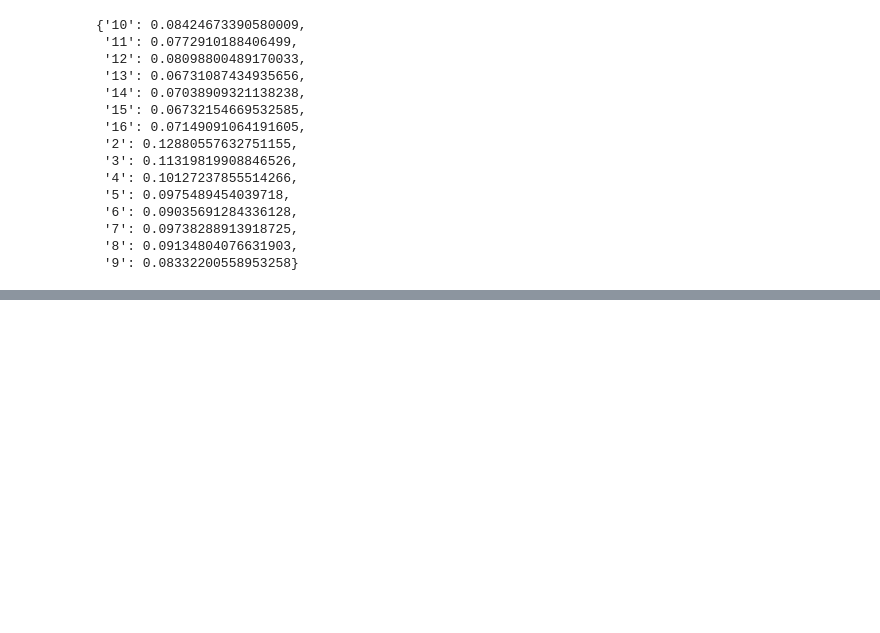
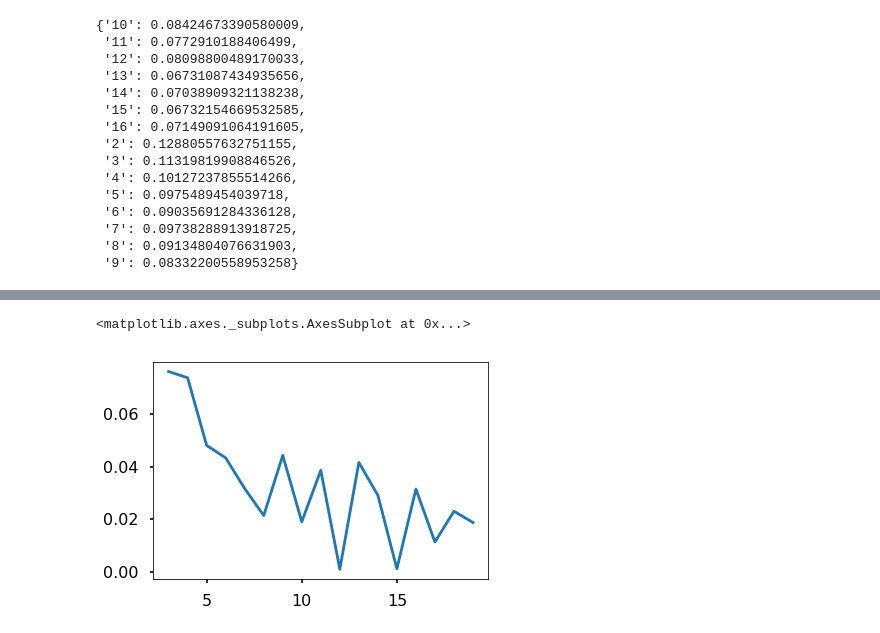
Before and after one commit to vincefav/misc-notebooks, a Jupyter notebook: interests.ipynb, the cells around one changed output, grey strips where cells are left out. Saved outputs shown, nothing was run; the diff lists cells and outputs as text; code cells hidden in the pictures; blank space fills up the shorter version.

```diff
--- a/interests.ipynb
+++ b/interests.ipynb
@@ -261,3 +273,8 @@ kframe
+# %%
+kframe['improvement_2'].plot()
+# %% [output]
+<matplotlib.axes._subplots.AxesSubplot at 0x...>
+[figure, added]
 # %%
 clf = AffinityPropagation()
 clf.fit(data.select_dtypes(include=[np.number]))
```
Also changed, not shown: parts of 8 cells of this notebook.
